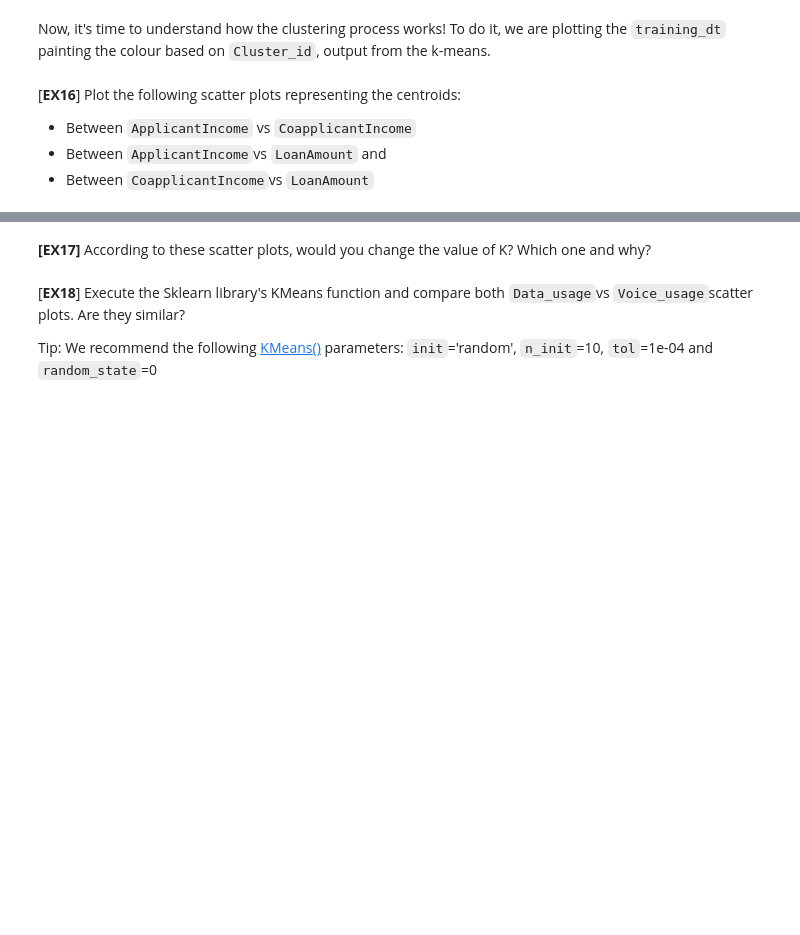
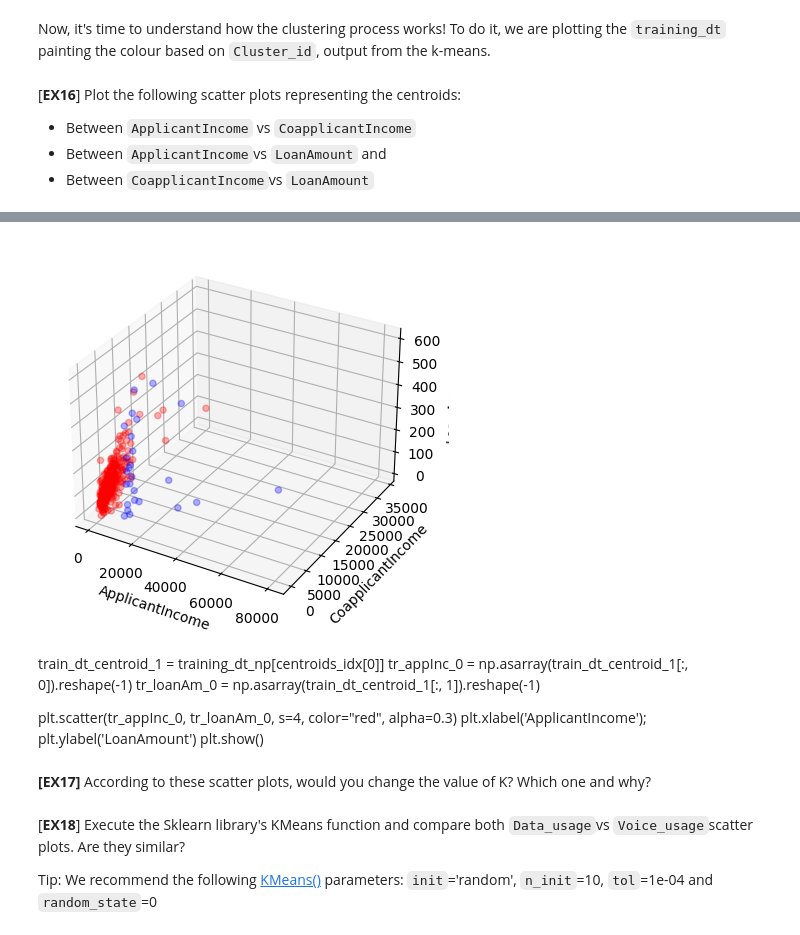
Before and after one commit to WdnLiu/ML2023, a Jupyter notebook: Project_students/P5_students.ipynb, the cells around one changed output, grey strips where cells are left out. Cells and saved outputs as stored; diff of their text form; code cells hidden in the pictures; blank space fills up the shorter version.

```diff
--- a/Project_students/P5_students.ipynb
+++ b/Project_students/P5_students.ipynb
@@ -654,3 +693,28 @@ Now, it's time to understand how the clustering process works! To do it, we are
+# %%
+fig = plt.figure()
+ax = fig.add_subplot(projection='3d')
+
+
+# ax.scatter(ex15_centroids[0,0], ex15_centroids[0,1], ex15_centroids[0,2], color = "#800000", zorder=1000)
+# ax.scatter(ex15_centroids[1,0], ex15_centroids[1,1], ex15_centroids[1,2], color="#050080", zorder=1000)
+ax.scatter(train_dt_centroid_0[:,0],train_dt_centroid_0[:,1],train_dt_centroid_0[:,2], color = "red",alpha = 0.3)
+ax.scatter(train_dt_centroid_1[:,0],train_dt_centroid_1[:,1],train_dt_centroid_1[:,2], color = "blue",alpha = 0.3)
+
+
+ax.set_xlabel('ApplicantIncome'); ax.set_ylabel('CoapplicantIncome'); ax.set_zlabel('LoanAmount')
+#ax.set_xlim(0, 20000); ax.set_ylim(0,10000)
+# ax.view_init(0, 90)
+plt.show()
+# %% [output]
+[figure, added]
+# %% [markdown]
+train_dt_centroid_1 = training_dt_np[centroids_idx[0]]
+tr_appInc_0 = np.asarray(train_dt_centroid_1[:, 0]).reshape(-1)
+tr_loanAm_0 = np.asarray(train_dt_centroid_1[:, 1]).reshape(-1)
+
+plt.scatter(tr_appInc_0, tr_loanAm_0, s=4, color="red", alpha=0.3)
+plt.xlabel('ApplicantIncome'); plt.ylabel('LoanAmount')
+plt.show()
 # %% [markdown]
 **[EX17]** According to these scatter plots, would you change the value of K? Which one and why?
 # %% [markdown]
```
Also changed, not shown: parts of 8 cells of this notebook, 1 other file.
